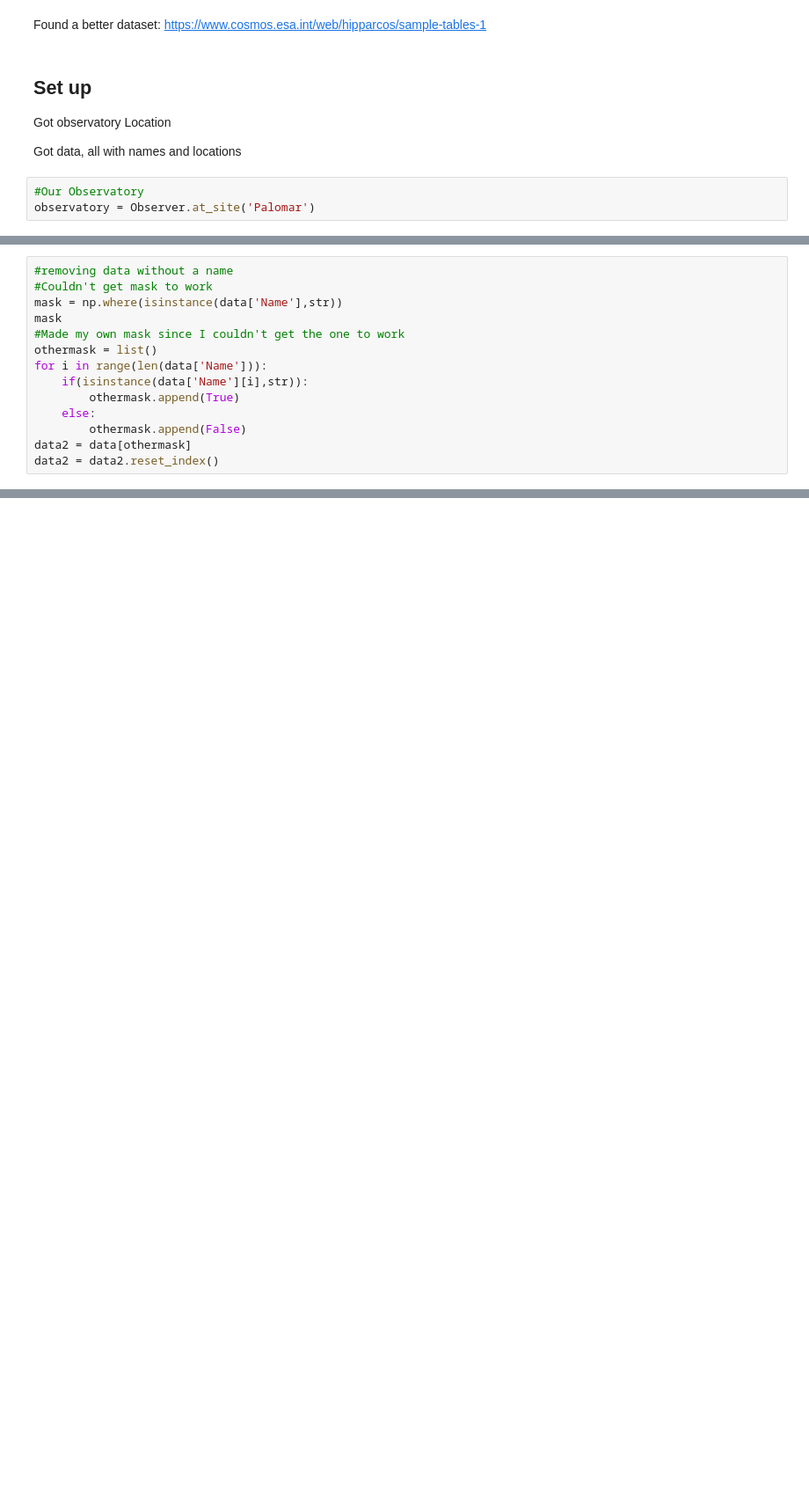
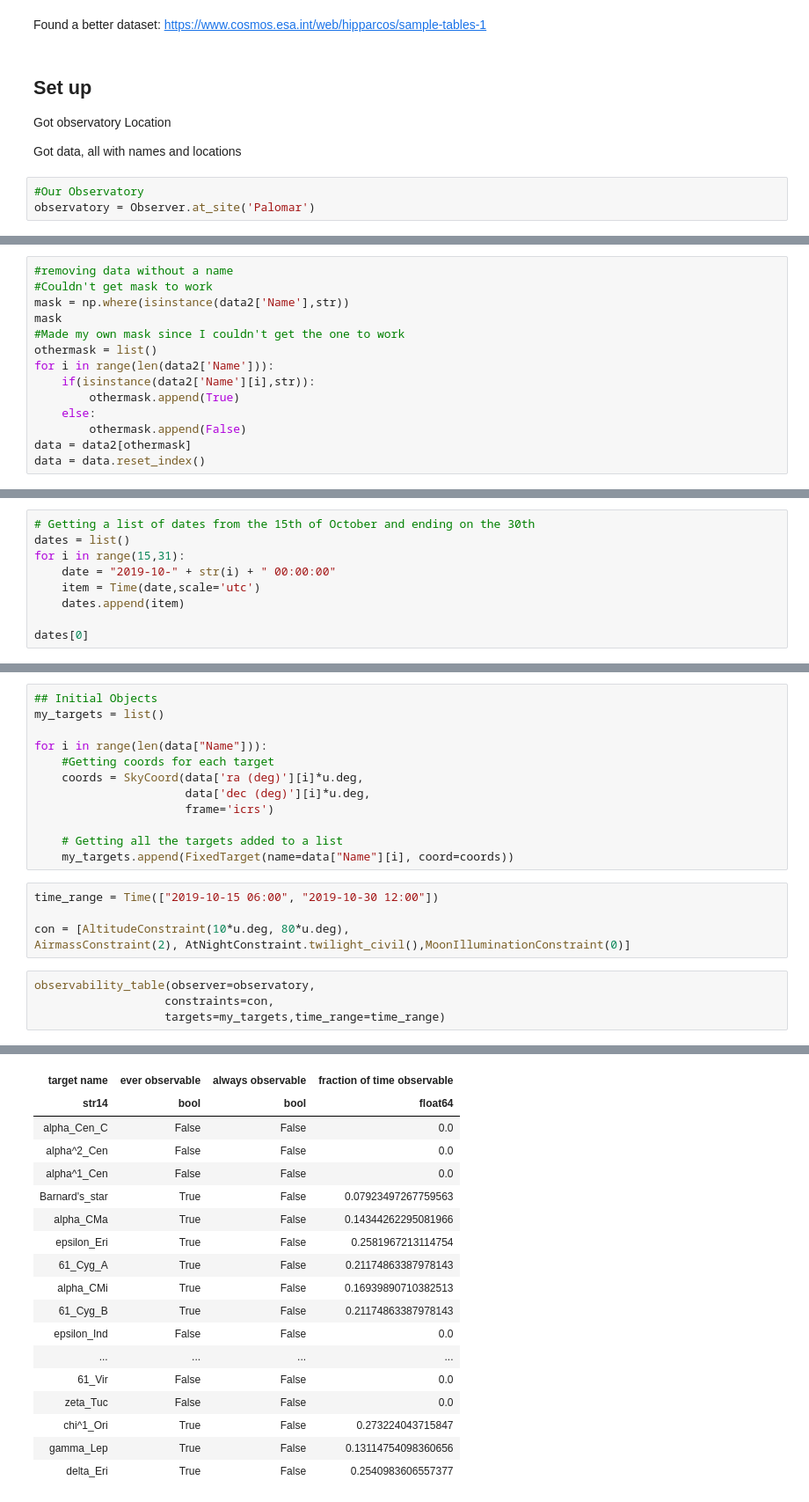
Before and after one commit to Astr480/NightSky-1, a Jupyter notebook: Navigating the Night Sky.ipynb, the cells around one changed output, grey strips where cells are left out. Shown at 88% size. Saved outputs shown, nothing was run; the diff lists cells and outputs as text; blank space fills up the shorter version.

```diff
--- a/Navigating the Night Sky.ipynb
+++ b/Navigating the Night Sky.ipynb
@@ -28,15 +31,15 @@ data = planet_table = pd.read_csv('data2.csv')
 # %%
 #removing data without a name
 #Couldn't get mask to work
-mask = np.where(isinstance(data['Name'],str))
+mask = np.where(isinstance(data2['Name'],str))
 mask
 #Made my own mask since I couldn't get the one to work
 othermask = list()
-for i in range(len(data['Name'])):
-    if(isinstance(data['Name'][i],str)):
+for i in range(len(data2['Name'])):
+    if(isinstance(data2['Name'][i],str)):
         othermask.append(True)
     else:
         othermask.append(False)
-data2 = data[othermask]
-data2 = data2.reset_index()
+data = data2[othermask]
+data = data.reset_index()
 # %%
@@ -62,0 +79,9 @@ data2
+# %%
+# Getting a list of dates from the 15th of October and ending on the 30th
+dates = list()
+for i in range(15,31):
+    date = "2019-10-" + str(i) + " 00:00:00"
+    item = Time(date,scale='utc')
+    dates.append(item)
+
+dates[0]
@@ -62,0 +90,22 @@ data2
+# %%
+## Initial Objects
+my_targets = list()
+
+for i in range(len(data["Name"])):
+    #Getting coords for each target
+    coords = SkyCoord(data['ra (deg)'][i]*u.deg,
+                      data['dec (deg)'][i]*u.deg,
+                      frame='icrs')
+
+    # Getting all the targets added to a list
+    my_targets.append(FixedTarget(name=data["Name"][i], coord=coords))
+# %%
+time_range = Time(["2019-10-15 06:00", "2019-10-30 12:00"])
+
+con = [AltitudeConstraint(10*u.deg, 80*u.deg),
+AirmassConstraint(2), AtNightConstraint.twilight_civil(),MoonIlluminationConstraint(0)]
+# %%
+observability_table(observer=observatory,
+                   constraints=con,
+                   targets=my_targets,time_range=time_range)
+# %% [output]
@@ -62,0 +113,18 @@ data2
+| target name | ever observable | always observable | fraction of time observable |
+| str14 | bool | bool | float64 |
+| alpha_Cen_C | False | False | 0.0 |
+| alpha^2_Cen | False | False | 0.0 |
+| alpha^1_Cen | False | False | 0.0 |
+| Barnard's_star | True | False | 0.07923497267759563 |
+| alpha_CMa | True | False | 0.14344262295081966 |
+| epsilon_Eri | True | False | 0.2581967213114754 |
+| 61_Cyg_A | True | False | 0.21174863387978143 |
+| alpha_CMi | True | False | 0.16939890710382513 |
+| 61_Cyg_B | True | False | 0.21174863387978143 |
+| epsilon_Ind | False | False | 0.0 |
+| ... | ... | ... | ... |
+| 61_Vir | False | False | 0.0 |
+| zeta_Tuc | False | False | 0.0 |
+| chi^1_Ori | True | False | 0.273224043715847 |
+| gamma_Lep | True | False | 0.13114754098360656 |
+| delta_Eri | True | False | 0.2540983606557377 |
```
Also changed, not shown: parts of 13 cells of this notebook.
